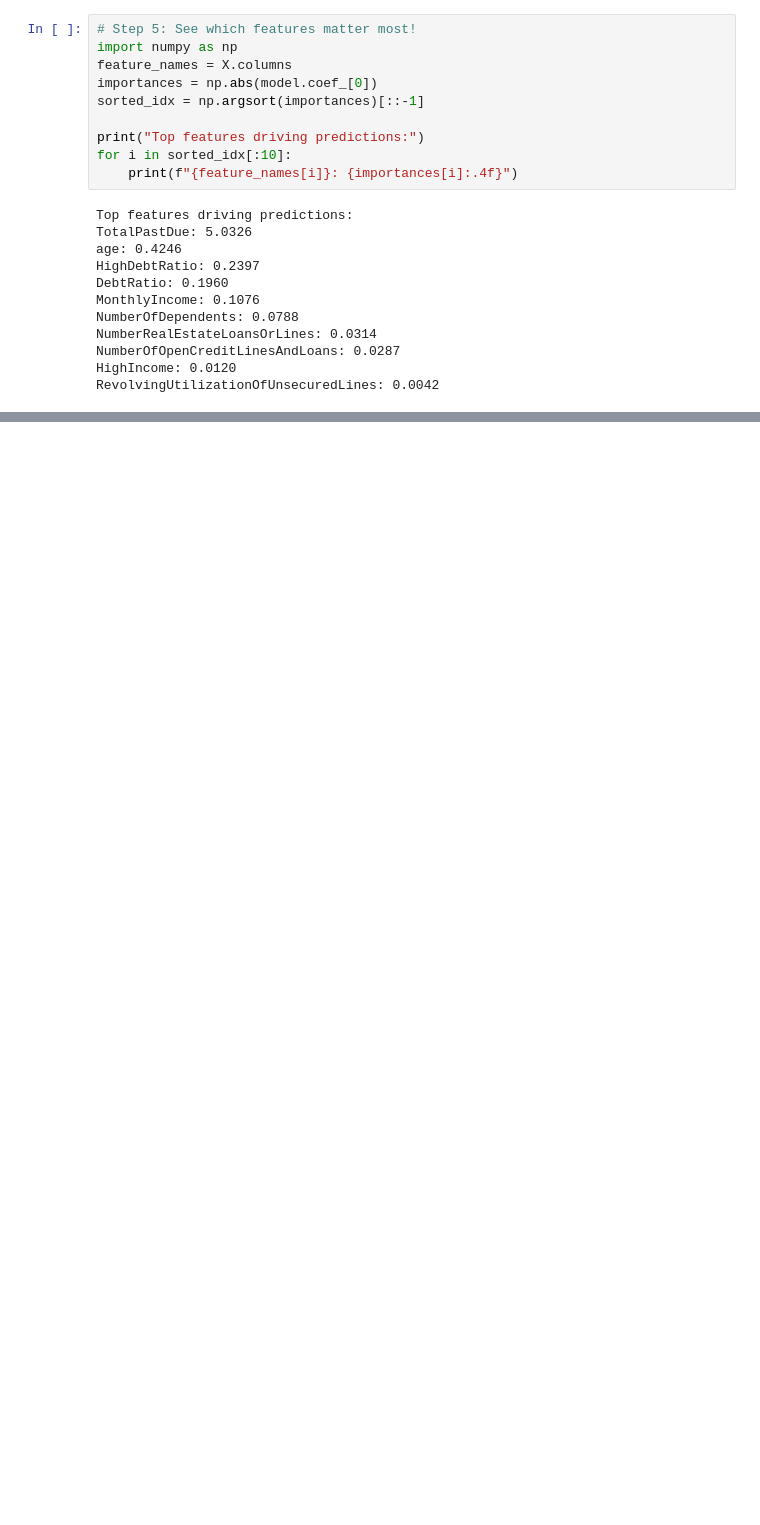
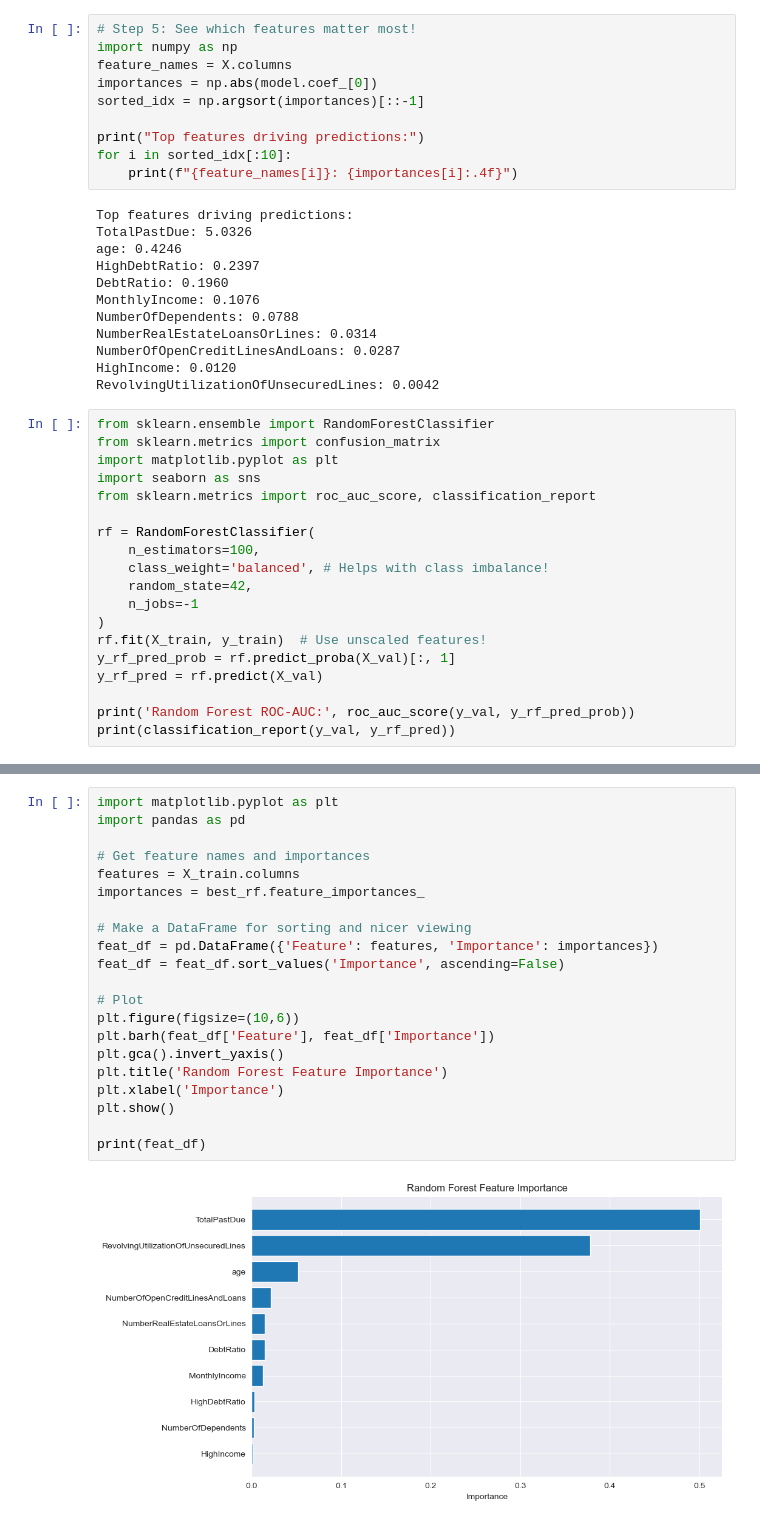
Before and after one commit to fenil264/loan-default-prediction, a Jupyter notebook: notebooks/02_modeling.ipynb, the cells around one changed output, grey strips where cells are left out. Saved outputs shown, nothing was run; the diff lists cells and outputs as text; blank space fills up the shorter version.

```diff
--- a/notebooks/02_modeling.ipynb
+++ b/notebooks/02_modeling.ipynb
@@ -156,3 +156,22 @@ NumberRealEstateLoansOrLines: 0.0314
 NumberOfOpenCreditLinesAndLoans: 0.0287
 HighIncome: 0.0120
 RevolvingUtilizationOfUnsecuredLines: 0.0042
+# %%
+from sklearn.ensemble import RandomForestClassifier
+from sklearn.metrics import confusion_matrix
+import matplotlib.pyplot as plt
+import seaborn as sns
+from sklearn.metrics import roc_auc_score, classification_report
+
+rf = RandomForestClassifier(
+    n_estimators=100,
+    class_weight='balanced', # Helps with class imbalance!
+    random_state=42,
+    n_jobs=-1
+)
+rf.fit(X_train, y_train)  # Use unscaled features!
+y_rf_pred_prob = rf.predict_proba(X_val)[:, 1]
+y_rf_pred = rf.predict(X_val)
+
+print('Random Forest ROC-AUC:', roc_auc_score(y_val, y_rf_pred_prob))
+print(classification_report(y_val, y_rf_pred))
@@ -158,0 +243,23 @@ RevolvingUtilizationOfUnsecuredLines: 0.0042
+# %%
+import matplotlib.pyplot as plt
+import pandas as pd
+
+# Get feature names and importances
+features = X_train.columns
+importances = best_rf.feature_importances_
+
+# Make a DataFrame for sorting and nicer viewing
+feat_df = pd.DataFrame({'Feature': features, 'Importance': importances})
+feat_df = feat_df.sort_values('Importance', ascending=False)
+
+# Plot
+plt.figure(figsize=(10,6))
+plt.barh(feat_df['Feature'], feat_df['Importance'])
+plt.gca().invert_yaxis()
+plt.title('Random Forest Feature Importance')
+plt.xlabel('Importance')
+plt.show()
+
+print(feat_df)
+# %% [output]
+[figure, added]
```
Also changed, not shown: parts of 9 cells of this notebook, 2 other files.
